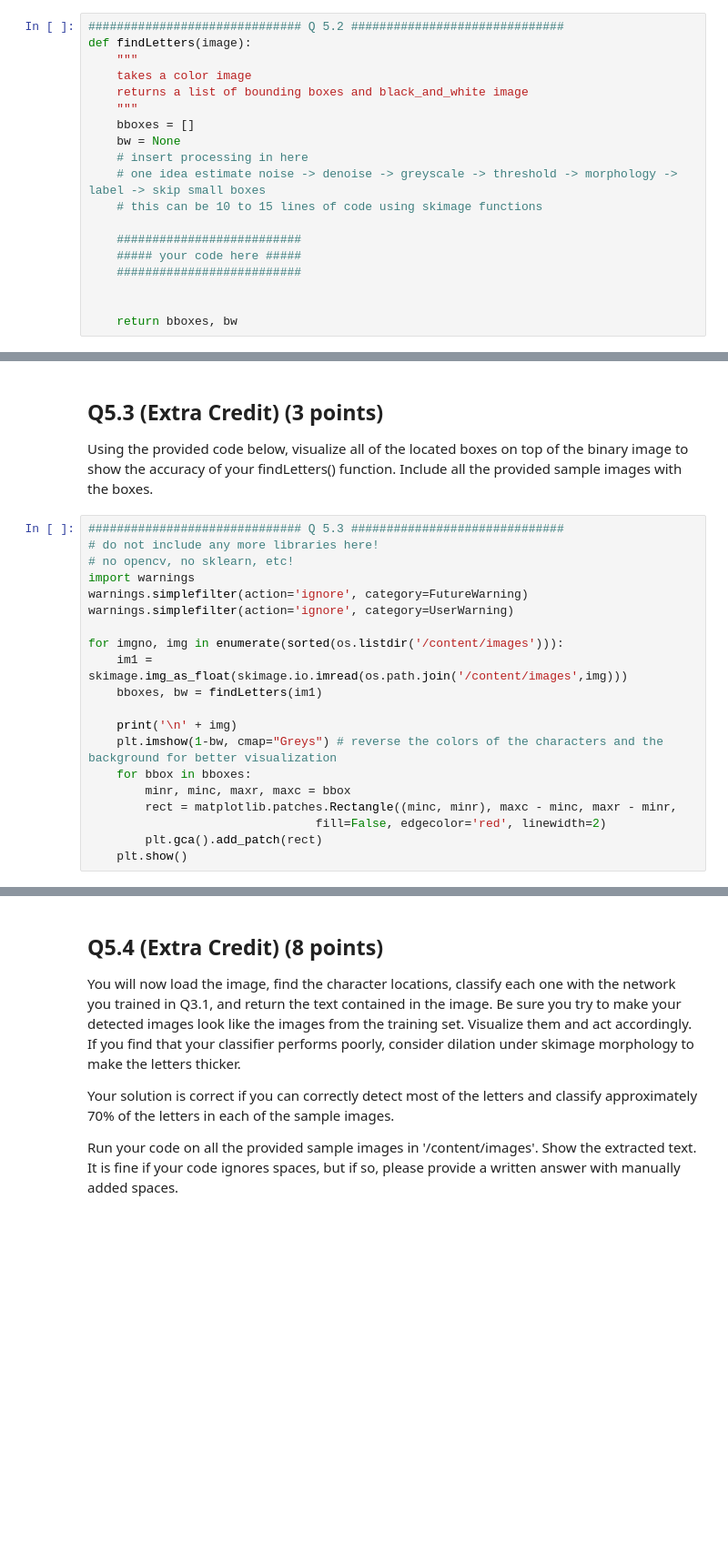
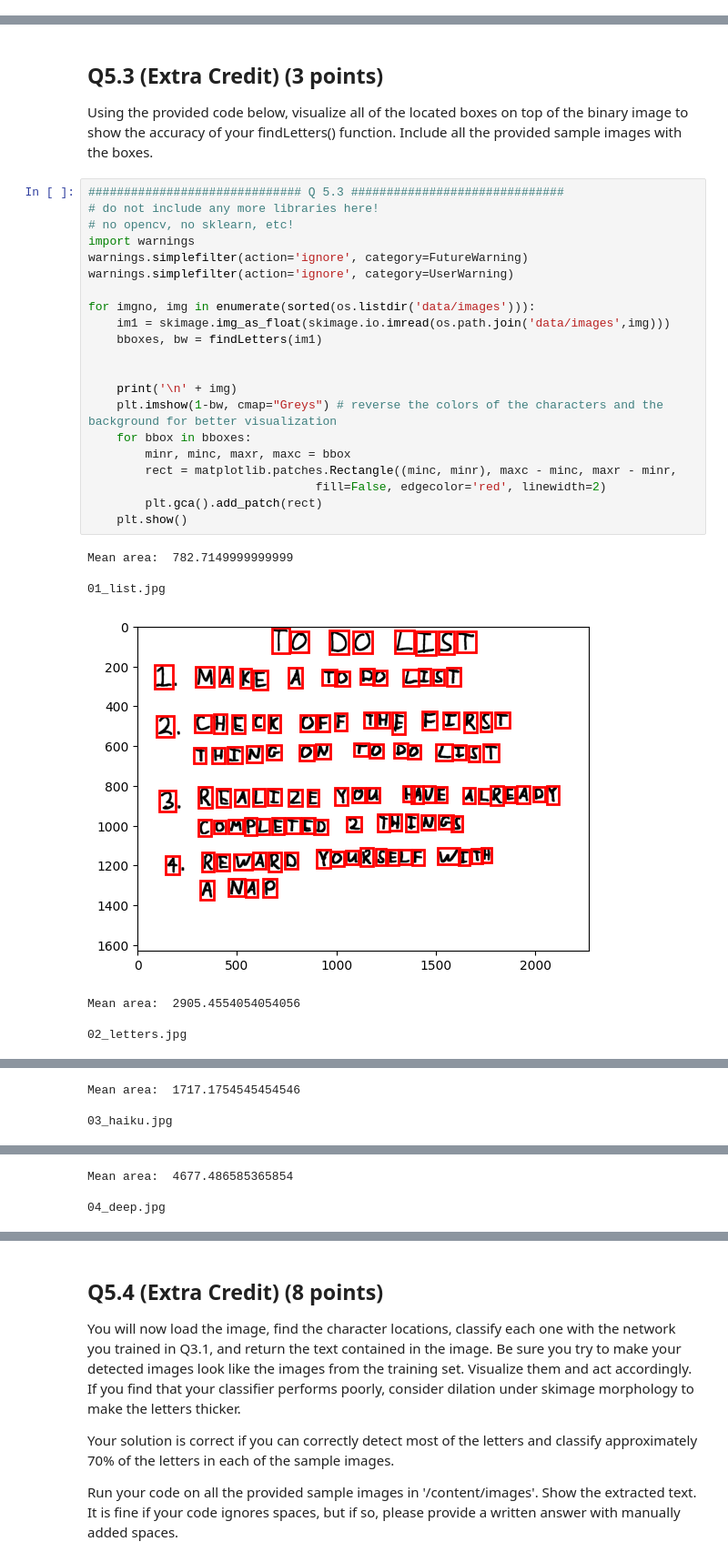
Before and after one commit to PAOK-2001/ComputerVision-16720, a Jupyter notebook: hw5/HW5_NeuralNetworks.ipynb, the cells around one changed output, grey strips where cells are left out. Shown at 91% size. Drawn from its saved outputs; the diff is of its cells as text; blank space fills up the shorter version.

```diff
--- a/hw5/HW5_NeuralNetworks.ipynb
+++ b/hw5/HW5_NeuralNetworks.ipynb
@@ -1212,22 +1233,3 @@ YOUR ANSWER HERE...
 ## Q5.2 (Extra Credit) (10 points)
 
 Implement the findLetters() function to find letters in the image. Given an RGB image, this function should return bounding boxes for all of the located handwritten characters in the image, as well as a binary black-and-white version of the image im. Each row of the matrix should contain [y1,x1,y2,x2], the positions of the top-left and bottom-right corners of the box. The black-and-white image should be between 0.0 to 1.0, with the characters in white and the background in black (consistent with the images in nist36). Hint: Since we read text left to right, top to bottom, we can use this to cluster the coordinates.
-# %%
-############################## Q 5.2 ##############################
-def findLetters(image):
-    """
-    takes a color image
-    returns a list of bounding boxes and black_and_white image
-    """
-    bboxes = []
-    bw = None
-    # insert processing in here
-    # one idea estimate noise -> denoise -> greyscale -> threshold -> morphology -> label -> skip small boxes
-    # this can be 10 to 15 lines of code using skimage functions
-
-    ##########################
-    ##### your code here #####
-    ##########################
-
-
-    return bboxes, bw
@@ -1238,20 +1324,29 @@ Using the provided code below, visualize all of the located boxes on top of the
 # %%
 ############################## Q 5.3 ##############################
 # do not include any more libraries here!
 # no opencv, no sklearn, etc!
 import warnings
 warnings.simplefilter(action='ignore', category=FutureWarning)
 warnings.simplefilter(action='ignore', category=UserWarning)
 
-for imgno, img in enumerate(sorted(os.listdir('/content/images'))):
-    im1 = skimage.img_as_float(skimage.io.imread(os.path.join('/content/images',img)))
+for imgno, img in enumerate(sorted(os.listdir('data/images'))):
+    im1 = skimage.img_as_float(skimage.io.imread(os.path.join('data/images',img)))
     bboxes, bw = findLetters(im1)
+
 
     print('\n' + img)
     plt.imshow(1-bw, cmap="Greys") # reverse the colors of the characters and the background for better visualization
     for bbox in bboxes:
         minr, minc, maxr, maxc = bbox
         rect = matplotlib.patches.Rectangle((minc, minr), maxc - minc, maxr - minr,
                                 fill=False, edgecolor='red', linewidth=2)
         plt.gca().add_patch(rect)
     plt.show()
+# %% [output]
+Mean area:  782.7149999999999
+
+01_list.jpg
+[figure, added]
+Mean area:  2905.4554054054056
+
+02_letters.jpg
@@ -1257,0 +1354,3 @@ for imgno, img in enumerate(sorted(os.listdir('/content/images'))):
+Mean area:  1717.1754545454546
+
+03_haiku.jpg
@@ -1257,0 +1358,3 @@ for imgno, img in enumerate(sorted(os.listdir('/content/images'))):
+Mean area:  4677.486585365854
+
+04_deep.jpg
```
Also changed, not shown: parts of 21 cells of this notebook.
